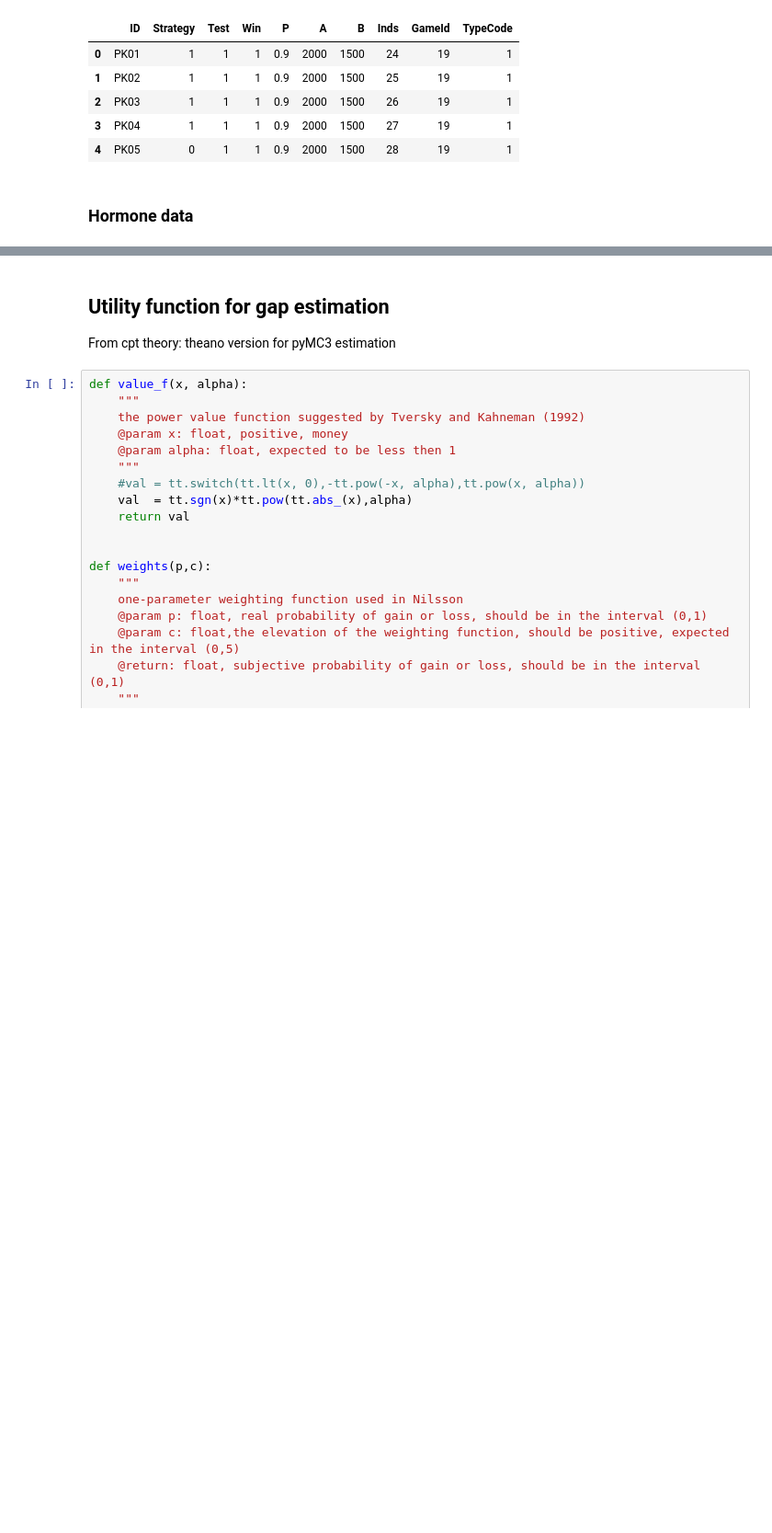
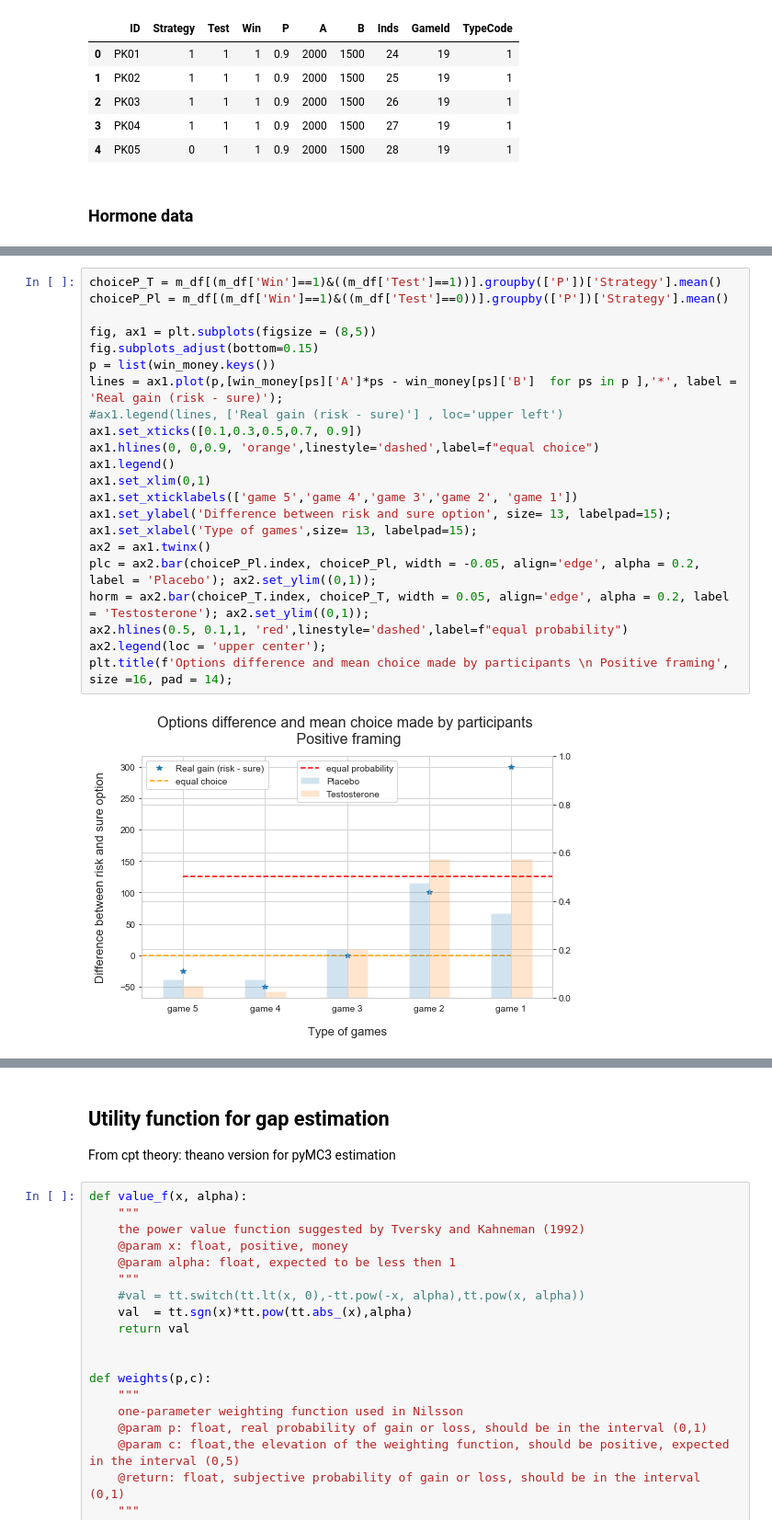
Before and after one commit to iknyazeva/RiskTestosterone, a Jupyter notebook: RiskTakingTestosteroneEffects.ipynb, the cells around one changed output, grey strips where cells are left out. Shown at 92% size. Saved outputs shown, nothing was run; the diff lists cells and outputs as text; blank space fills up the shorter version.

```diff
--- a/RiskTakingTestosteroneEffects.ipynb
+++ b/RiskTakingTestosteroneEffects.ipynb
@@ -153,0 +178,24 @@ plt.xlabel('% change');
+# %%
+choiceP_T = m_df[(m_df['Win']==1)&((m_df['Test']==1))].groupby(['P'])['Strategy'].mean()
+choiceP_Pl = m_df[(m_df['Win']==1)&((m_df['Test']==0))].groupby(['P'])['Strategy'].mean()
+
+fig, ax1 = plt.subplots(figsize = (8,5))
+fig.subplots_adjust(bottom=0.15)
+p = list(win_money.keys())
+lines = ax1.plot(p,[win_money[ps]['A']*ps - win_money[ps]['B']  for ps in p ],'*', label = 'Real gain (risk - sure)');
+#ax1.legend(lines, ['Real gain (risk - sure)'] , loc='upper left')
+ax1.set_xticks([0.1,0.3,0.5,0.7, 0.9])
+ax1.hlines(0, 0,0.9, 'orange',linestyle='dashed',label=f"equal choice")
+ax1.legend()
+ax1.set_xlim(0,1)
+ax1.set_xticklabels(['game 5','game 4','game 3','game 2', 'game 1'])
+ax1.set_ylabel('Difference between risk and sure option', size= 13, labelpad=15);
+ax1.set_xlabel('Type of games',size= 13, labelpad=15);
+ax2 = ax1.twinx()
+plc = ax2.bar(choiceP_Pl.index, choiceP_Pl, width = -0.05, align='edge', alpha = 0.2, label = 'Placebo'); ax2.set_ylim((0,1));
+horm = ax2.bar(choiceP_T.index, choiceP_T, width = 0.05, align='edge', alpha = 0.2, label = 'Testosterone'); ax2.set_ylim((0,1));
+ax2.hlines(0.5, 0.1,1, 'red',linestyle='dashed',label=f"equal probability")
+ax2.legend(loc = 'upper center');
+plt.title(f'Options difference and mean choice made by participants \n Positive framing', size =16, pad = 14);
+# %% [output]
+[figure, added]
```
Also changed, not shown: parts of 43 cells of this notebook.
